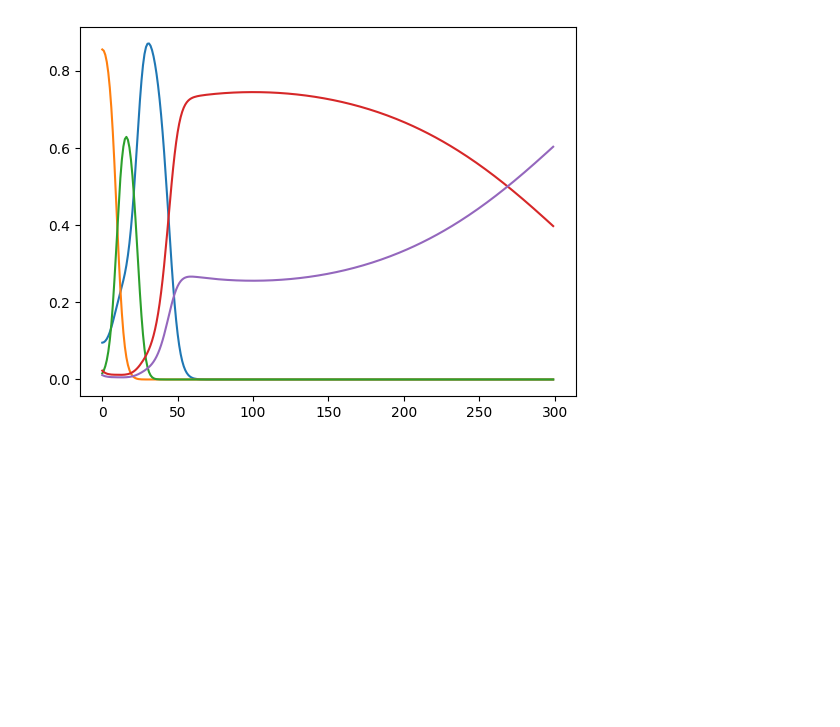
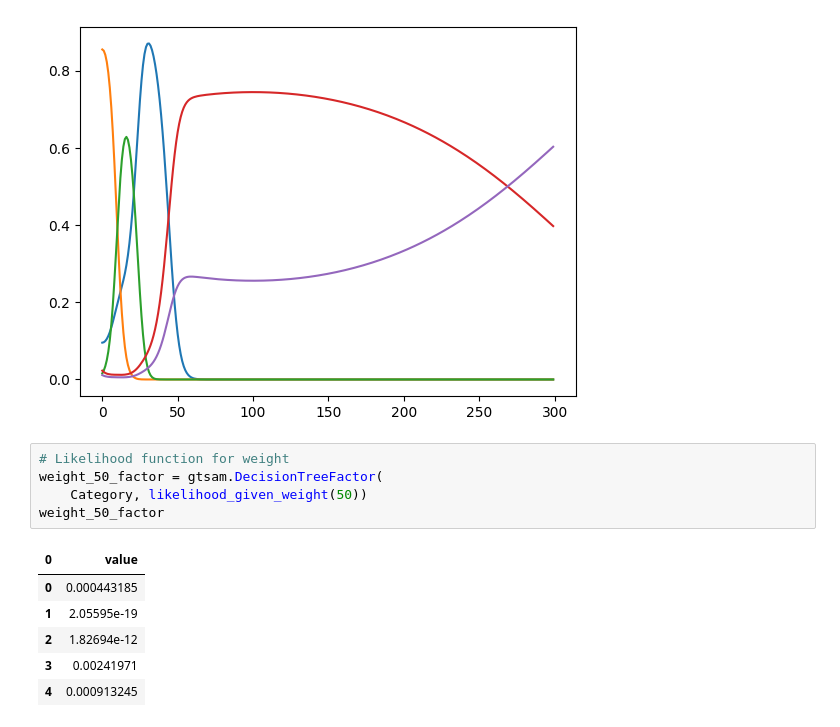
Before and after one commit to Akilax0/gtech-book, a Jupyter notebook: robot-book/Chapter2.ipynb, the cells around one changed output. Saved outputs shown, nothing was run; the diff lists cells and outputs as text; blank space fills up the shorter version.

```diff
--- a/robot-book/Chapter2.ipynb
+++ b/robot-book/Chapter2.ipynb
@@ -270,3 +271,15 @@ plt.plot(df, )
  <matplotlib.lines.Line2D at 0x...>,
  <matplotlib.lines.Line2D at 0x...>]
 [figure]
+# %%
+# Likelihood function for weight
+weight_50_factor = gtsam.DecisionTreeFactor(
+    Category, likelihood_given_weight(50))
+weight_50_factor
+# %% [output]
+| 0 | value |
+| 0 | 0.000443185 |
+| 1 | 2.05595e-19 |
+| 2 | 1.82694e-12 |
+| 3 | 0.00241971 |
+| 4 | 0.000913245 |
```
Also changed, not shown: parts of 6 cells of this notebook, 19 other files.
